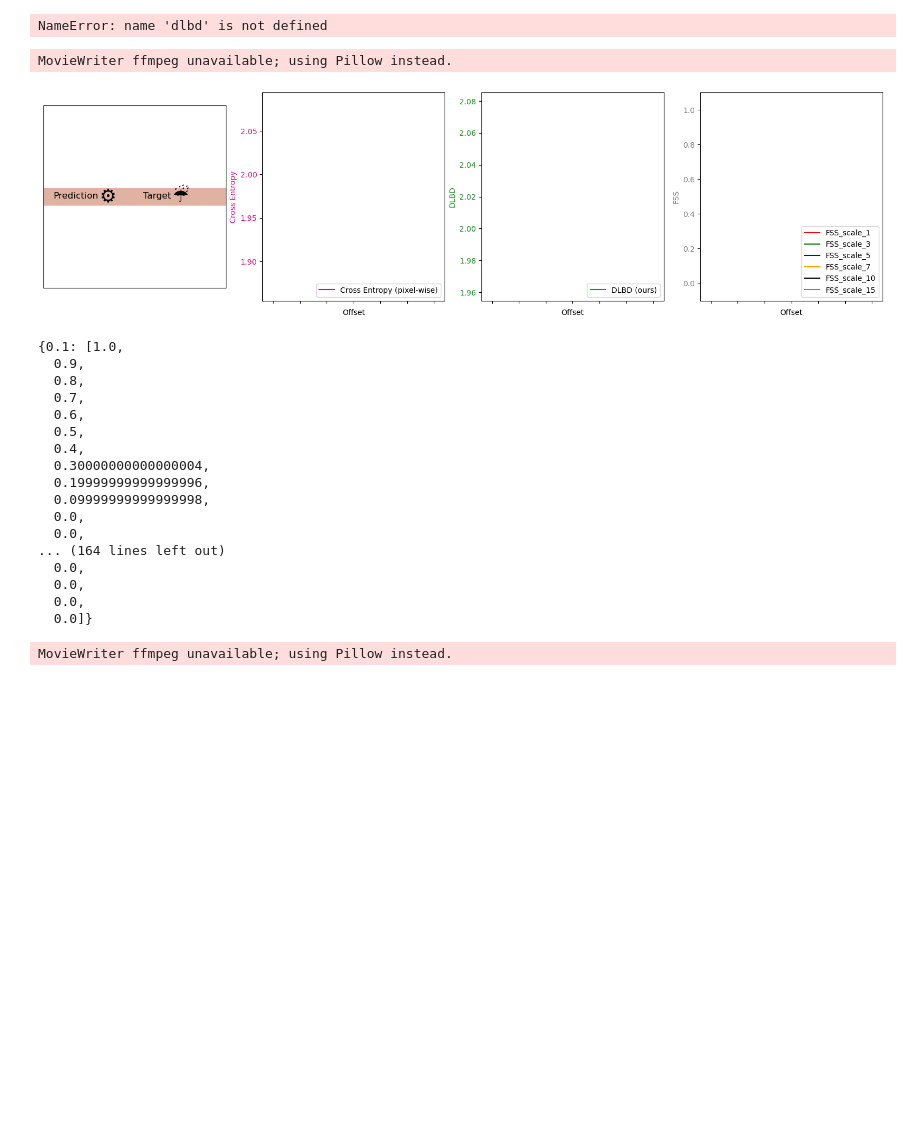
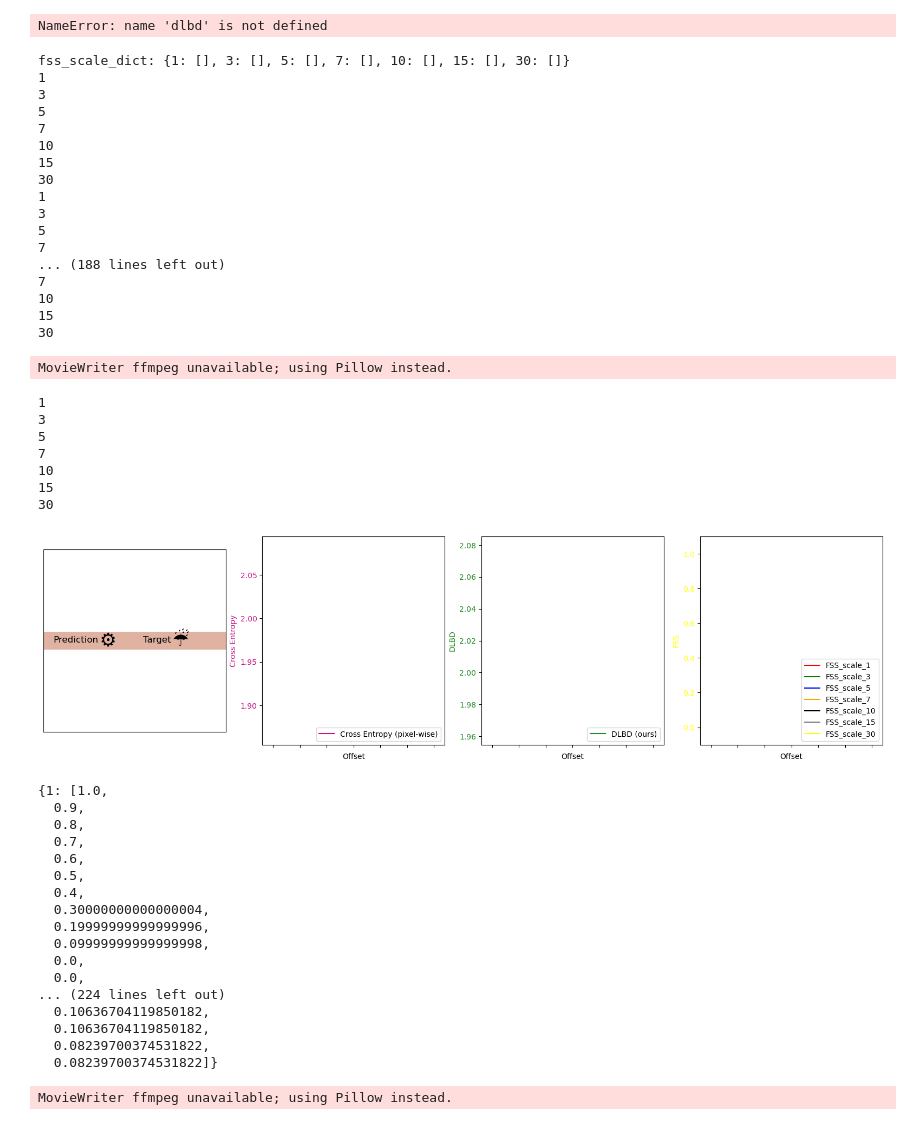
Before and after one commit to Osrip/deep_learn_rain_nowcasting, a Jupyter notebook: notebooks/toy_example_dlbd_with_FSS.ipynb, the cells around one changed output. Cells and saved outputs as stored; diff of their text form; code cells hidden in the pictures; blank space fills up the shorter version.

Commit message:
animation is finally working

```diff
--- a/notebooks/toy_example_dlbd_with_FSS.ipynb
+++ b/notebooks/toy_example_dlbd_with_FSS.ipynb
@@ -245,12 +245,7 @@ def get_scaling_function(a, b, c, d):
 # offsets = np.arange(0, 30, 1) # Corrected offsets creation
 
 fss_calc_steps = verification.get_method("FSS")
-
-
 offsets=np.arange(0, 30, 1)
-
-
-
 
 def create_frames(
         num_frames,
@@ -269,8 +264,9 @@ def create_frames(
     for scale in fss_scales:
         fss_scale_dict[scale] = []
 
+    print(f'fss_scale_dict: {fss_scale_dict}')
+
     for frame in range(num_frames):
-
 
         offset = offsets[frame]
 
@@ -278,7 +274,6 @@ def create_frames(
         # pred_lower = create_2d_grid(mean=(-offset, 0), stds=(0.5, 10), size=(200, 200))
         target_upper = create_2d_band_binary(0, width=10, size=(200,200))
         pred_lower = create_2d_band_binary(offset, width=10, size=(200,200))
-
 
         # CenterCrop for actual representation
         target_upper_pixel_wise = T.CenterCrop(size=100)(target_upper.unsqueeze(0))
@@ -314,18 +309,18 @@ def create_frames(
         dlbd = torch.nn.CrossEntropyLoss()(pred_lower.float(), target_upper_dlbd.float())
 
         for scale, fss_list in fss_scale_dict.items():
-            fss = fss_calc_steps(pred_lower_mm.detach().cpu().numpy(),
-                                 target_upper_mm.detach().cpu().numpy(),
-                                 thr=0.1, scale=scale)
+            fss = fss_calc_steps(
+                pred_lower_mm.detach().cpu().numpy(),
+                target_upper_mm.detach().cpu().numpy(),
+                thr=0.1, scale=scale)
+            print(scale)
             fss_list.append(fss)
-
 
         # rmse = scale_rmse(rmse)
         # dlbd = scale_dlbd(dlbd)
 
         rmses.append(rmse)
         dlbds.append(dlbd)
-        fss_list.append(fss)
 
     return target_pixel_frames, pred_pixel_frames, rmses, dlbds, fss_scale_dict
 
@@ -378,7 +373,7 @@ def update(frame_idx, target_pixel_frames, pred_pixel_frames, rmses, dlbds, fss_
     ax[2].set_ylabel('DLBD', color=dlbd_color)
     ax[2].tick_params(axis='y', labelcolor=dlbd_color)
 
-    colors = ['red', 'green', 'blue', 'orange', 'black', 'grey']
+    colors = ['red', 'green', 'blue', 'orange', 'black', 'grey', 'yellow', 'violet']
     # Plot FSS on seperate subplt
     for idx, (scale, fss_list) in enumerate(fss_scale_dict.items()):
         fss_color = colors[idx]
@@ -394,43 +389,67 @@ def update(frame_idx, target_pixel_frames, pred_pixel_frames, rmses, dlbds, fss_
     ax[1].set_ylim([min(rmses) - rmse_val_range * 0.1, max(rmses) + rmse_val_range * 0.1])
     ax[2].set_ylim([min(dlbds) - dlbds_val_range * 0.1, max(dlbds) + dlbds_val_range * 0.1])
     ax[3].set_ylim(-0.1, 1.1)
 
     ax[1].set_xlim([-2, len(target_pixel_frames) + 2])
     ax[2].set_xlim([-2, len(target_pixel_frames) + 2])
     ax[3].set_xlim([-2, len(target_pixel_frames) + 2])
 
     # Legends
     ax[1].legend(loc='lower right')
     ax[2].legend(loc='lower right')
     ax[3].legend(loc='lower right')
 
     ax[1].set_xticklabels([])
     ax[2].set_xticklabels([])
     ax[3].set_xticklabels([])
 
     # Only set xlabel for the bottom-most plots (or the last in your layout)
     ax[1].set_xlabel('Offset')
     ax[2].set_xlabel('Offset')
     ax[3].set_xlabel('Offset')
 
 # Set up figure and subplots
 fig, ax = plt.subplots(1, 4, figsize=(20, 5))
 
-fss_scales = [1, 3, 5, 7, 10, 15]
+fss_scales = [1, 3, 5, 7, 10, 15, 30]
 
-target_pixel_frames, pred_pixel_frames, rmses, dlbds, fss_list = create_frames(len(offsets), fss_scales,)
+target_pixel_frames, pred_pixel_frames, rmses, dlbds, fss_scale_dict = create_frames(len(offsets), fss_scales,)
 
-ani = FuncAnimation(fig, lambda frame_idx: update(frame_idx, target_pixel_frames, pred_pixel_frames, rmses, dlbds, fss_list, fss_scales ,offsets), frames=len(offsets), repeat=False)
+ani = FuncAnimation(fig, lambda frame_idx: update(frame_idx, target_pixel_frames, pred_pixel_frames, rmses, dlbds, fss_scale_dict, fss_scales ,offsets), frames=len(offsets), repeat=False)
 # ani.save('/Users/jan/Downloads/animation51.mp4', writer='ffmpeg', fps=5)
 # ani.save('/Users/jan/Downloads/animation54_no_scaling.gif', writer='ffmpeg', fps=5, dpi=150)
-ani.save('/home/jan/Downloads/animation_test14.gif', writer='ffmpeg', fps=5, dpi=150)
+ani.save('/home/jan/Downloads/animation_test19.gif', writer='ffmpeg', fps=5, dpi=150)
 # %% [output]
-MovieWriter ffmpeg unavailable; using Pillow instead.
+fss_scale_dict: {1: [], 3: [], 5: [], 7: [], 10: [], 15: [], 30: []}
+1
+3
+5
+7
+10
+15
+30
+1
+3
+5
+7
+... (188 lines left out)
+7
+10
+15
+30
+MovieWriter ffmpeg unavailable; using Pillow instead.
+1
+3
+5
+7
+10
+15
+30
-[figure, old version]
+[figure, new version]
 # %%
-fss_list
+fss_scale_dict
 # %% [output]
-{0.1: [1.0,
+{1: [1.0,
   0.9,
   0.8,
   0.7,
@@ -442,11 +461,11 @@ fss_list
   0.09999999999999998,
   0.0,
   0.0,
-... (164 lines left out)
-  0.0,
-  0.0,
-  0.0,
-  0.0]}
+... (224 lines left out)
+  0.10636704119850182,
+  0.10636704119850182,
+  0.08239700374531822,
+  0.08239700374531822]}
 # %%
 ### CREATE ANIMATION COMPARING XENTROPY AND DLBD ###
 
```
Also changed, not shown: 1 other file.
